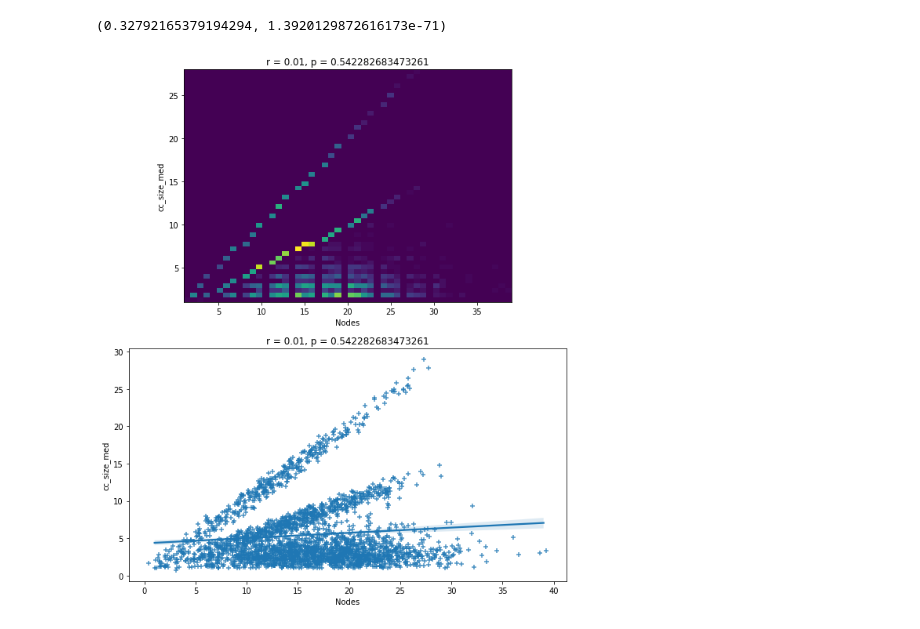
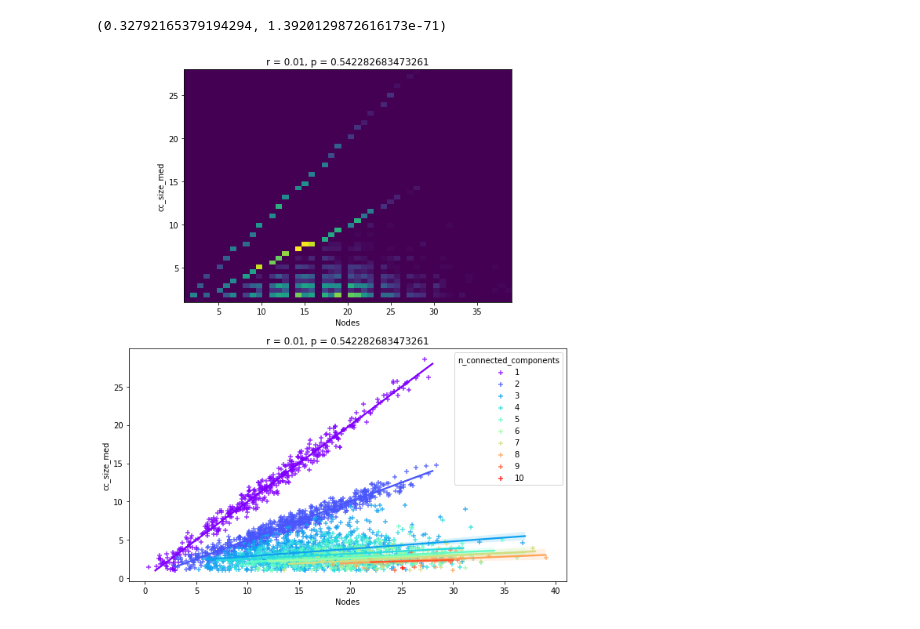
Before and after one commit to alan-turing-institute/netts, a Jupyter notebook: cc_measures_vs_nodes_genpub.ipynb, the cells around one changed output. Cells and saved outputs as stored; diff of their text form; code cells hidden in the pictures.

```diff
--- a/cc_measures_vs_nodes_genpub.ipynb
+++ b/cc_measures_vs_nodes_genpub.ipynb
@@ -71,32 +71,37 @@ sp.stats.pearsonr(df.nodes[~np.isnan(df.cc_size_med_normZ.values)],df.cc_size_me
 # %%
 # ----------- Plot nodes vs connected component measures -----------
 plot_variable = 'cc_size_med'
 nans = np.isnan(df[plot_variable].values)
 correlation = sp.stats.spearmanr(df.nodes[~nans],df[plot_variable][~nans])
 
 
 fig = plt.figure(figsize=(10, 12))
 
 ax = plt.subplot(2,1,1)
 heatmap, xedges, yedges = np.histogram2d(df.nodes[~nans], df[plot_variable][~nans], bins=50)
 extent = [xedges[0], xedges[-1], yedges[0], yedges[-1]]
 plt.imshow(heatmap.T, extent=extent, origin='lower')
 plt.title('r = {}, p = {}'.format(round(correlation[0],2), correlation[1]))
 plt.xlabel('Nodes')
 plt.ylabel(plot_variable)
 
 ax = plt.subplot(2,1,2)
-sns.regplot(data=df[~nans], x="nodes", y=plot_variable, x_jitter=True, y_jitter=True, marker="+")
+groups = sorted(df.connected_components.unique())
+colors = cm.rainbow(np.linspace(0, 1, len(groups)))
+for t, c in zip(groups, colors):
+    sns.regplot(data=df[~nans][df.connected_components == t], x="nodes", y=plot_variable, color=c, x_jitter=True, y_jitter=True, marker="+", label=t)
+#
+ax.legend(title="n_connected_components")
 plt.title('r = {}, p = {}'.format(round(correlation[0],2), correlation[1]))
 plt.xlabel('Nodes')
 plt.ylabel(plot_variable)
 
 output = op.join(output_figures, 'Nodes_vs_{}' +
                  '_{}'.format(plot_variable, str(datetime.date.today())))
 plt.savefig(output)
 plt.show(block=False)
 # %% [output]
-[figure, old version]
+[figure, new version]
 # %%
 # ----------- Plot nodes vs edges -----------
 plot_variable = 'cc_size_mean'
```
Also changed, not shown: parts of 2 cells of this notebook, 2 other files.
